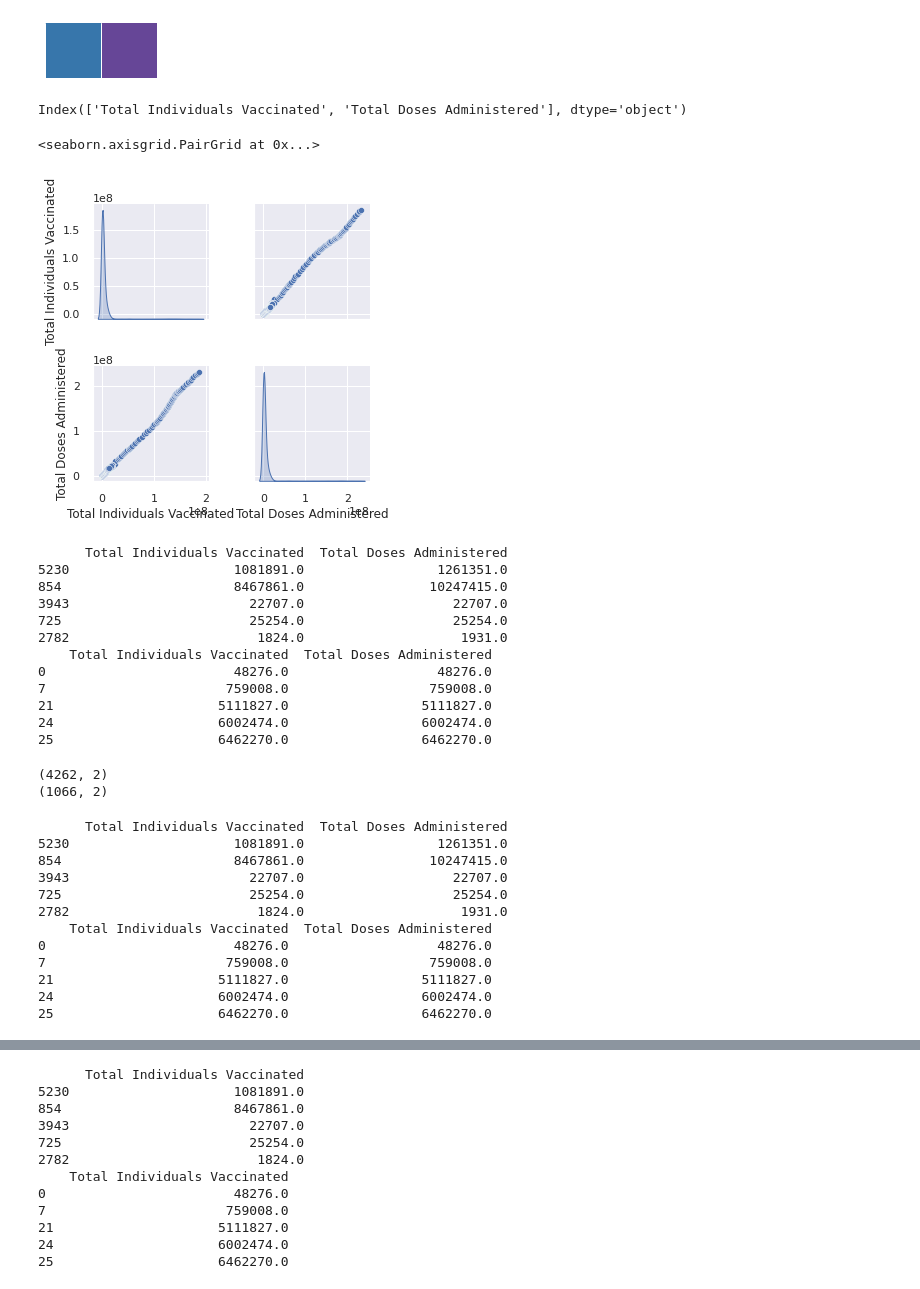
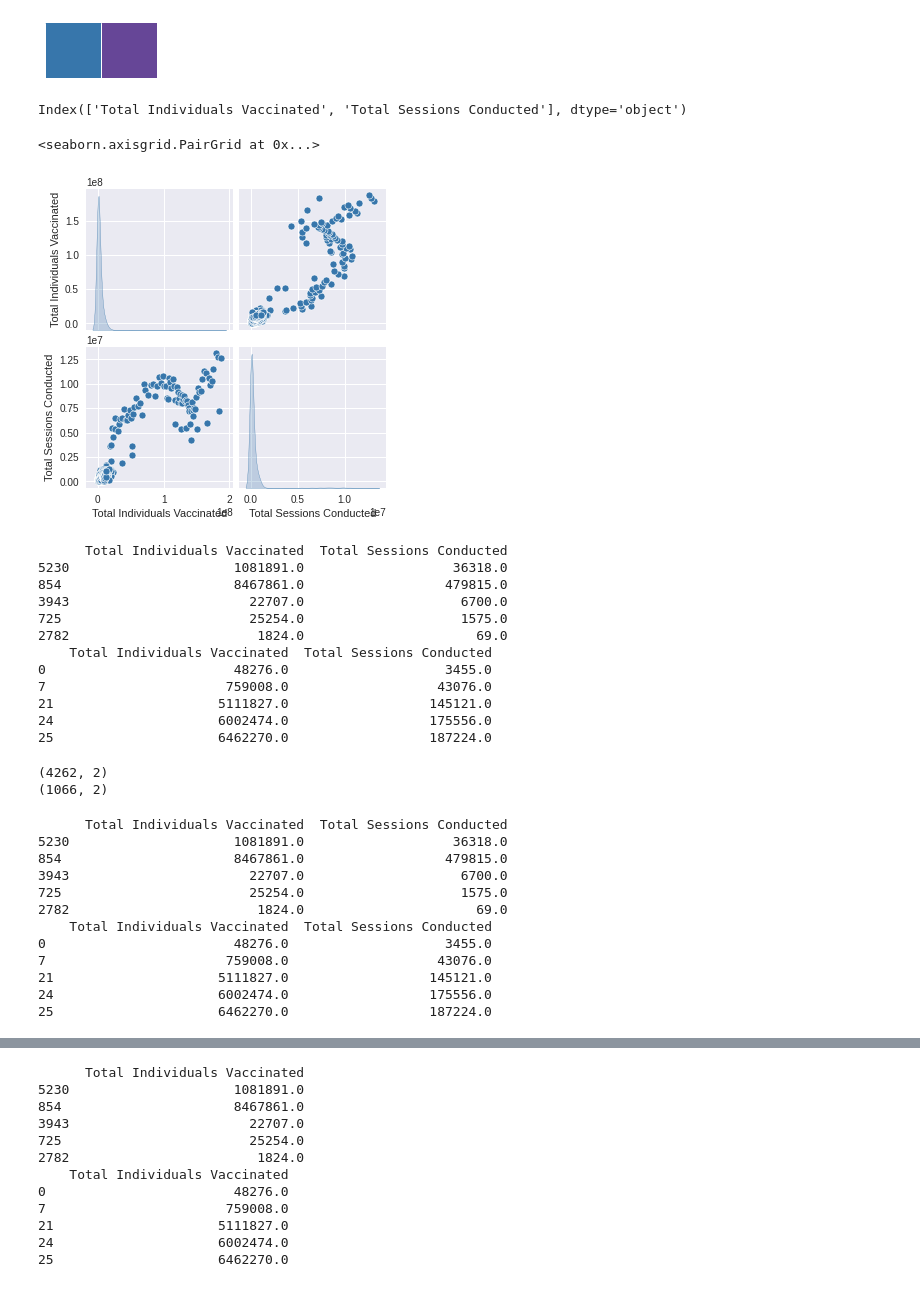
Before and after one commit to Shivani-Khare/ML_kart, a Jupyter notebook: EDA_&_Univariate_LR.ipynb, the cells around one changed output, grey strips where cells are left out. Cells and saved outputs as stored; diff of their text form; code cells hidden in the pictures.

```diff
--- a/EDA_&_Univariate_LR.ipynb
+++ b/EDA_&_Univariate_LR.ipynb
@@ -441,6 +445,6 @@ We are just going to consider the columns `Total Individuals Vaccinated` and `To
 
 $(Total Doses Administered)_i = (Total Individuals Vaccinated)_i  \cdot \theta_1 + \theta_0$
 # %%
-uniCovidVaccination = CovidVaccination[['Total Individuals Vaccinated', 'Total Doses Administered']]
+uniCovidVaccination = CovidVaccination[['Total Individuals Vaccinated', 'Total Sessions Conducted']]
 uniCovidVaccination.head()
 # %% [output]
@@ -474,16 +478,16 @@ sns.palplot(sns.color_palette(sns_colors)) #plot the color codes
 # %%
 uniCovidVaccination.columns
 # %% [output]
-Index(['Total Individuals Vaccinated', 'Total Doses Administered'], dtype='object')
+Index(['Total Individuals Vaccinated', 'Total Sessions Conducted'], dtype='object')
 # %%
 sns.pairplot(uniCovidVaccination,
-             x_vars = ['Total Individuals Vaccinated', 'Total Doses Administered'],
-             y_vars =  ['Total Individuals Vaccinated', 'Total Doses Administered'],
+             x_vars = ['Total Individuals Vaccinated', 'Total Sessions Conducted'],
+             y_vars =  ['Total Individuals Vaccinated', 'Total Sessions Conducted'],
        diag_kind='kde'
              )
 # %% [output]
 <seaborn.axisgrid.PairGrid at 0x...>
-[figure, old version]
+[figure, new version]
 # %%
 trainDataset = uniCovidVaccination.sample(frac=0.8, random_state=0)
 testDataset = uniCovidVaccination.drop(trainDataset.index)
@@ -491,18 +495,18 @@ testDataset = uniCovidVaccination.drop(trainDataset.index)
 print(trainDataset.head())
 print(testDataset.head())
 # %% [output]
-      Total Individuals Vaccinated  Total Doses Administered
-5230                     1081891.0                 1261351.0
-854                      8467861.0                10247415.0
-3943                       22707.0                   22707.0
-725                        25254.0                   25254.0
-2782                        1824.0                    1931.0
-    Total Individuals Vaccinated  Total Doses Administered
-0                        48276.0                   48276.0
-7                       759008.0                  759008.0
-21                     5111827.0                 5111827.0
-24                     6002474.0                 6002474.0
-25                     6462270.0                 6462270.0
+      Total Individuals Vaccinated  Total Sessions Conducted
+5230                     1081891.0                   36318.0
+854                      8467861.0                  479815.0
+3943                       22707.0                    6700.0
+725                        25254.0                    1575.0
+2782                        1824.0                      69.0
+    Total Individuals Vaccinated  Total Sessions Conducted
+0                        48276.0                    3455.0
+7                       759008.0                   43076.0
+21                     5111827.0                  145121.0
+24                     6002474.0                  175556.0
+25                     6462270.0                  187224.0
 # %%
 print(trainDataset.shape)
 print(testDataset.shape)
@@ -516,16 +520,16 @@ testFeatures = testDataset.copy()
 print(trainFeatures.head())
 print(testFeatures.head())
 # %% [output]
-      Total Individuals Vaccinated  Total Doses Administered
-5230                     1081891.0                 1261351.0
-854                      8467861.0                10247415.0
-3943                       22707.0                   22707.0
-725                        25254.0                   25254.0
-2782                        1824.0                    1931.0
-    Total Individuals Vaccinated  Total Doses Administered
-0                        48276.0                   48276.0
-7                       759008.0                  759008.0
-21                     5111827.0                 5111827.0
-24                     6002474.0                 6002474.0
-25                     6462270.0                 6462270.0
+      Total Individuals Vaccinated  Total Sessions Conducted
+5230                     1081891.0                   36318.0
+854                      8467861.0                  479815.0
+3943                       22707.0                    6700.0
+725                        25254.0                    1575.0
+2782                        1824.0                      69.0
+    Total Individuals Vaccinated  Total Sessions Conducted
+0                        48276.0                    3455.0
+7                       759008.0                   43076.0
+21                     5111827.0                  145121.0
+24                     6002474.0                  175556.0
+25                     6462270.0                  187224.0
 # %%
```
Also changed, not shown: parts of 9 cells of this notebook.
